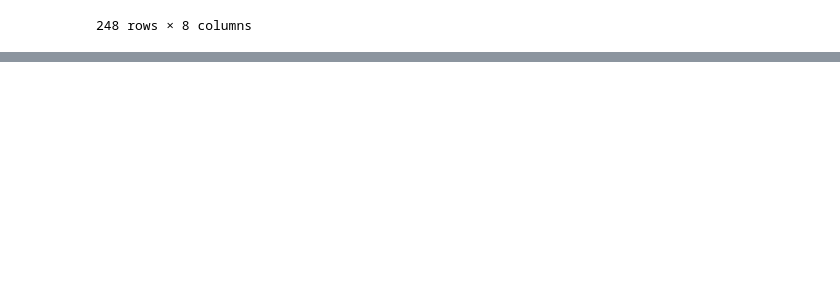
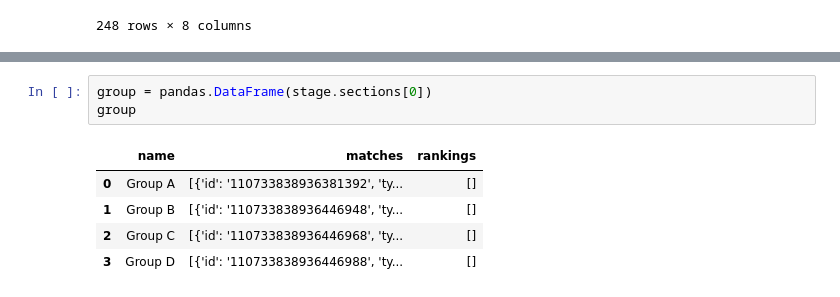
Before and after one commit to projectulterior/global-power-rankings, a Jupyter notebook: data_exploration.ipynb, the cells around one changed output, grey strips where cells are left out. Saved outputs shown, nothing was run; the diff lists cells and outputs as text; blank space fills up the shorter version.

```diff
--- a/data_exploration.ipynb
+++ b/data_exploration.ipynb
@@ -104,0 +128,9 @@ tournaments
+# %%
+group = pandas.DataFrame(stage.sections[0])
+group
+# %% [output]
+|  | name | matches | rankings |
+| 0 | Group A | [{'id': '110733838936381392', 'ty... | [] |
+| 1 | Group B | [{'id': '110733838936446948', 'ty... | [] |
+| 2 | Group C | [{'id': '110733838936446968', 'ty... | [] |
+| 3 | Group D | [{'id': '110733838936446988', 'ty... | [] |
```
Also changed, not shown: parts of 6 cells of this notebook.
